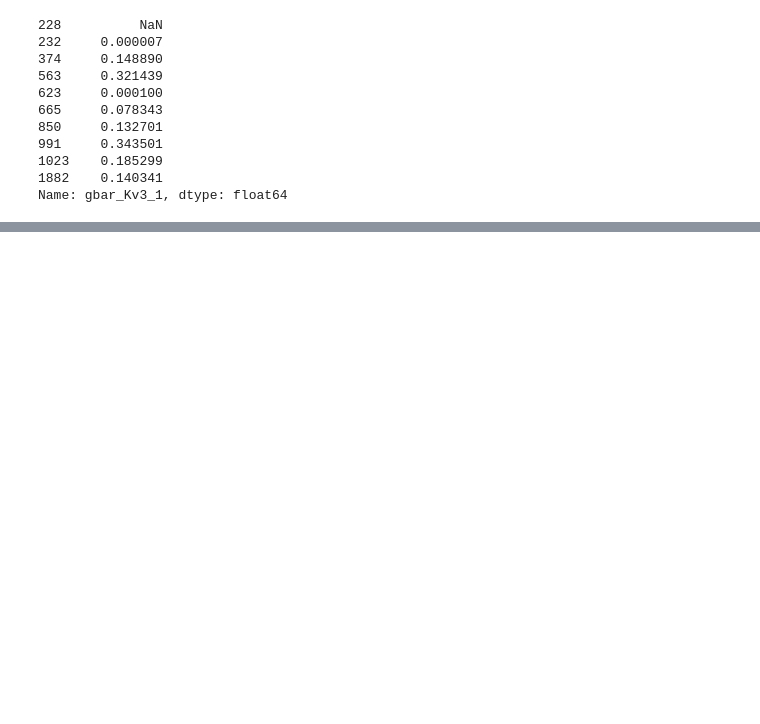
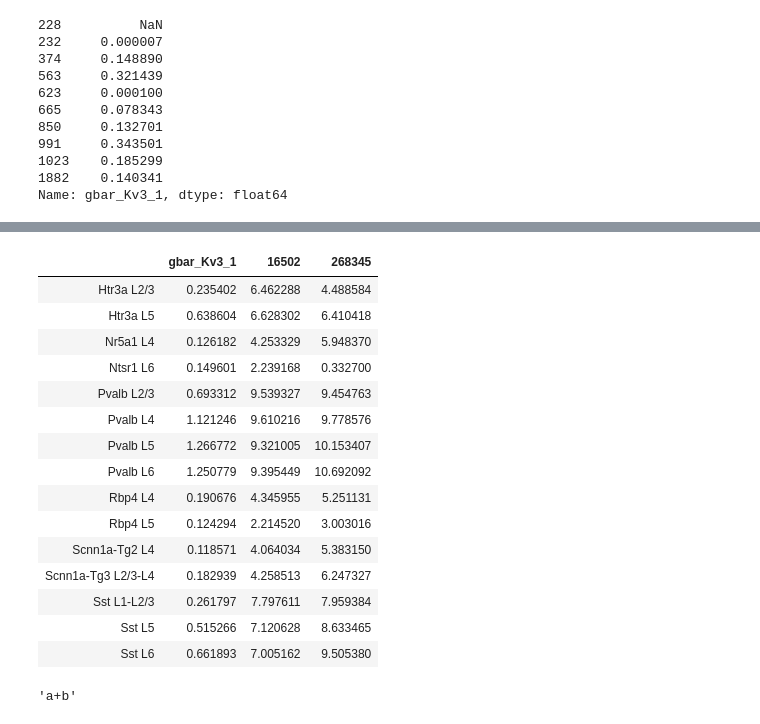
Before and after one commit to allen19981/Conductance_Parameter, a Jupyter notebook: Predictive_comparison.ipynb, the cells around one changed output, grey strips where cells are left out. Saved outputs shown, nothing was run; the diff lists cells and outputs as text; code cells hidden in the pictures; blank space fills up the shorter version.

```diff
--- a/Predictive_comparison.ipynb
+++ b/Predictive_comparison.ipynb
@@ -212,4 +228,27 @@ def rename_graph_spec(graph_spec):
     renaming_index = palette_builder(cre_color_inc_4, shortened_color)
     graph_spec.rename(index = renaming_index,
                                  inplace = True)
+# %%
+gene_symbol_list = ['Kcnc1', 'Kcnc2']
+gene_spec_filtered, gene_id_list = create_gene_spec_filtered(gene_symbol_list)
+shortened_color
+create_graph_spec('gbar_Kv3_1', gene_symbol_list, sep_layer_cre_parameter_df)
+#gene_channel_vgic.head()
+# %% [output]
+|  | gbar_Kv3_1 | 16502 | 268345 |
+| Htr3a L2/3 | 0.235402 | 6.462288 | 4.488584 |
+| Htr3a L5 | 0.638604 | 6.628302 | 6.410418 |
+| Nr5a1 L4 | 0.126182 | 4.253329 | 5.948370 |
+| Ntsr1 L6 | 0.149601 | 2.239168 | 0.332700 |
+| Pvalb L2/3 | 0.693312 | 9.539327 | 9.454763 |
+| Pvalb L4 | 1.121246 | 9.610216 | 9.778576 |
+| Pvalb L5 | 1.266772 | 9.321005 | 10.153407 |
+| Pvalb L6 | 1.250779 | 9.395449 | 10.692092 |
+| Rbp4 L4 | 0.190676 | 4.345955 | 5.251131 |
+| Rbp4 L5 | 0.124294 | 2.214520 | 3.003016 |
+| Scnn1a-Tg2 L4 | 0.118571 | 4.064034 | 5.383150 |
+| Scnn1a-Tg3 L2/3-L4 | 0.182939 | 4.258513 | 6.247327 |
+| Sst L1-L2/3 | 0.261797 | 7.797611 | 7.959384 |
+| Sst L5 | 0.515266 | 7.120628 | 8.633465 |
+| Sst L6 | 0.661893 | 7.005162 | 9.505380 |
 # %%
@@ -313,3 +352,7 @@ def predict(parameter_type, gene_symbol, df, xlabel, ylabel,
         ax.errorbar(x_coords, y_coords, yerr=errors, fmt=' ', alpha=.5 ,zorder=2)
     return ax, predicted
 #     return(plt)
+# %%
+'+'.join(['a', 'b'])
+# %% [output]
+'a+b'
```
Also changed, not shown: parts of 16 cells of this notebook, 2 other files.
